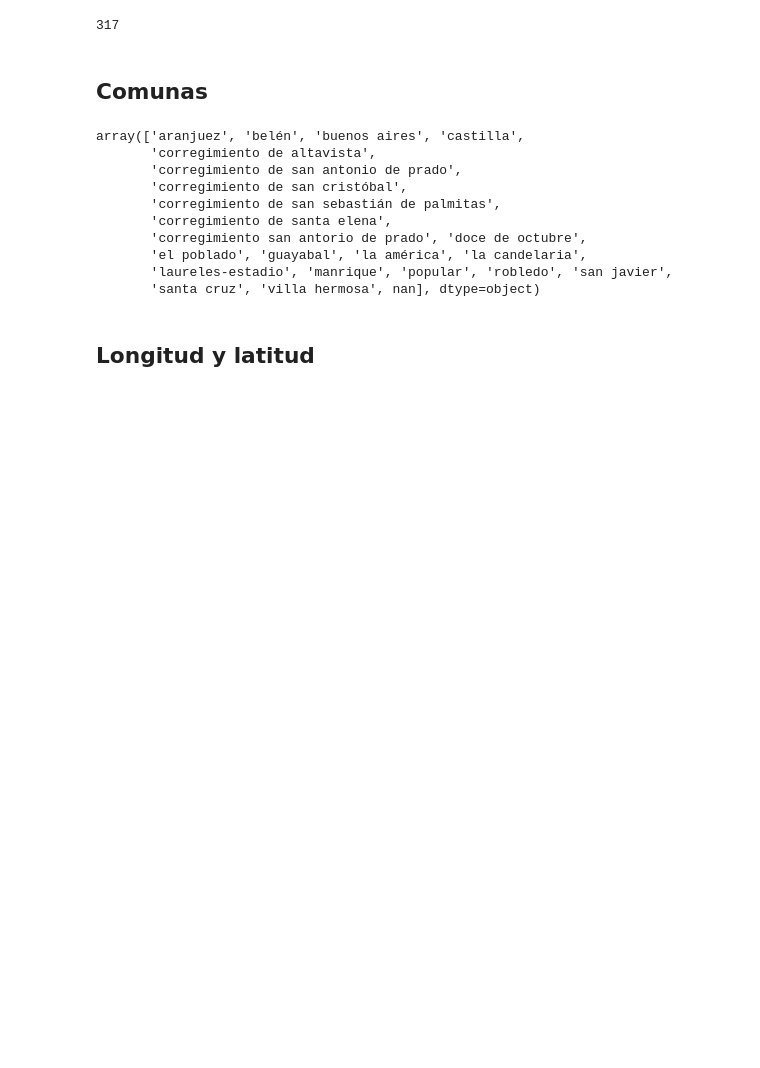
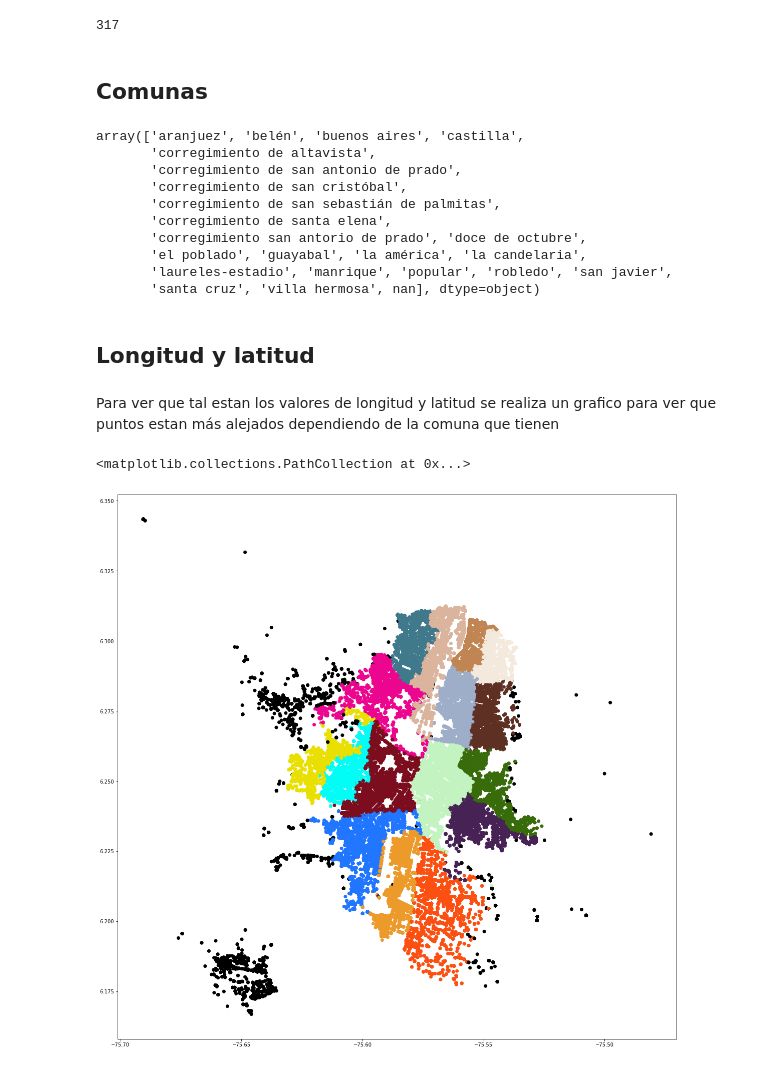
Before and after one commit to cdbolivarz/-Accidentality_Predictions_Medellin, a Jupyter notebook: Limpieza__y_formato.ipynb, the cells around one changed output. Saved outputs shown, nothing was run; the diff lists cells and outputs as text; code cells hidden in the pictures; blank space fills up the shorter version.

Commit message:
longitud y latitud grafico

```diff
--- a/Limpieza__y_formato.ipynb
+++ b/Limpieza__y_formato.ipynb
@@ -350,0 +332,39 @@ comuna1 = df
+# %% [markdown]
+Para ver que tal estan los valores de longitud y latitud se realiza un grafico para ver que puntos estan más alejados dependiendo de la comuna que tienen
+# %%
+# colores = ['blue','red','green','cyan','yellow','orange','black','pink','purple']
+colores = ['#F3E9DC','#C08552','#5E3023','#9EADC8','#DAB49D','#40798C','#EC058E',
+           '#386C0B','#462255','#C3F3C0','#7B0D1E','#01FDF6','#E9DF00','#FB5012','#EC9A29','#2176FF']
+dic = {
+    'popular':0,
+    'santa cruz':1,
+    'manrique':2,
+    'aranjuez':3,
+    'castilla':4,
+    'doce de octubre':5,
+    'robledo':6,
+    'villa hermosa':7,
+    'buenos aires':8,
+    'la candelaria':9,
+    'laureles-estadio':10,
+    'la américa':11,
+    'san javier':12,
+    'el poblado':13,
+    'guayabal':14,
+    'belén':15
+}
+
+asignacion = []
+for row in df['comuna'].values:
+    try:
+        asignacion.append(colores[dic[row]])
+    except:
+        asignacion.append('black')
+# %%
+x = list(df['longitud'])
+y = list(df['latitud'])
+plt.figure(figsize=(20,20))
+plt.scatter(x,y,c=asignacion)
+# %% [output]
+<matplotlib.collections.PathCollection at 0x...>
+[figure, added]
```
Also changed, not shown: parts of 2 cells of this notebook.
